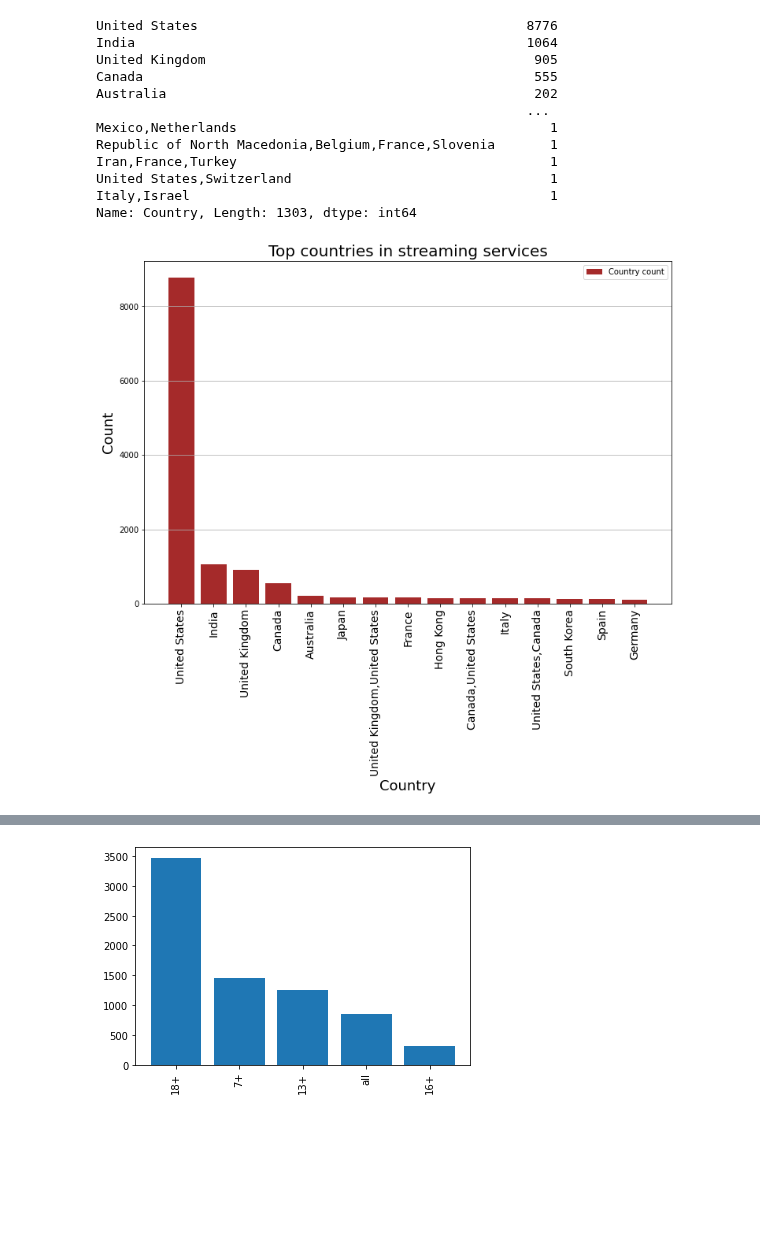
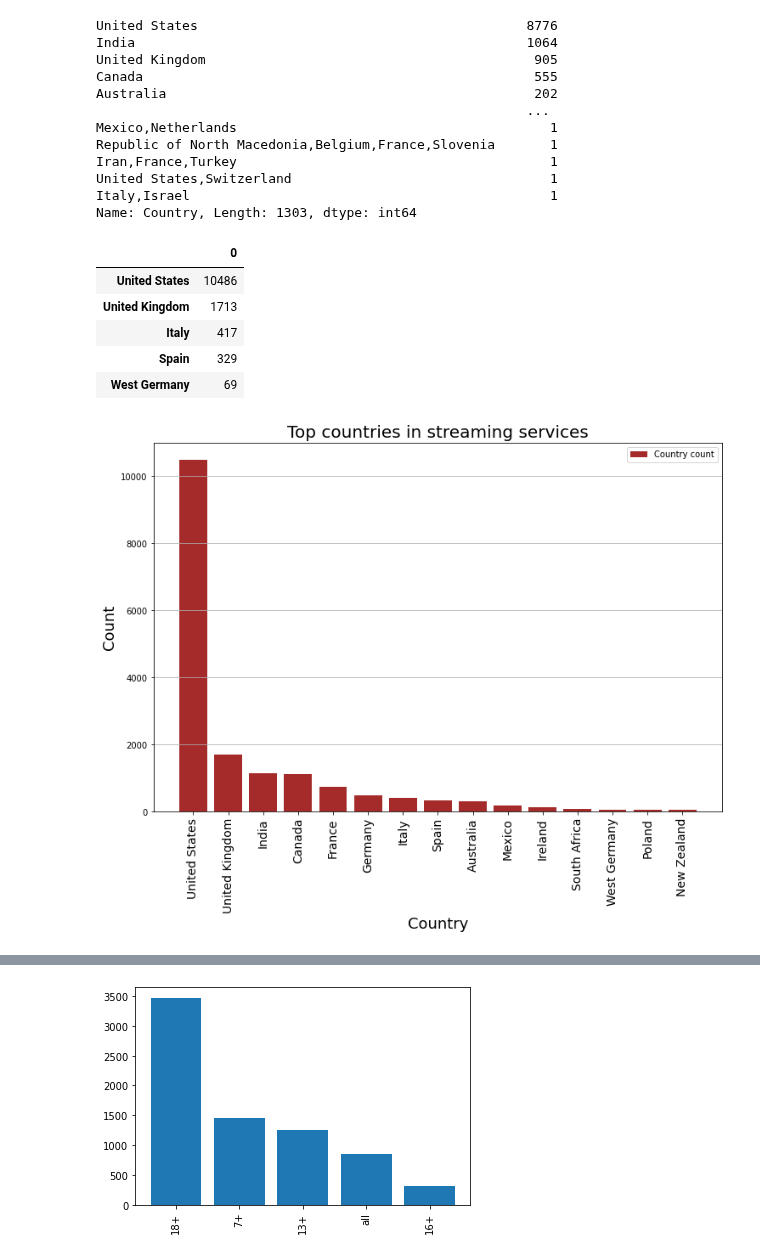
Before and after one commit to jacance/streaming-service-analysis, a Jupyter notebook: PrimeFlix_Tara.ipynb, the cells around one changed output, grey strips where cells are left out. Cells and saved outputs as stored; diff of their text form; code cells hidden in the pictures; blank space fills up the shorter version.

Commit message:
created new movies added in recent years plot

```diff
--- a/PrimeFlix_Tara.ipynb
+++ b/PrimeFlix_Tara.ipynb
@@ -336,32 +298,66 @@ Iran,France,Turkey                                        1
 United States,Switzerland                                 1
 Italy,Israel                                              1
 Name: Country, Length: 1303, dtype: int64
+# %%
+#Create new dataframe excluding null values from 'Country'
+country_df = combined_df[combined_df['Country'].notnull()]
+
+#Split genres name and count no. of movies in each genre
+country_count = {}
+for x in country_df["Country"].values:
+
+    country_list = x.split(",")
+    #print (country_list)
+    for y in country_list:
+        y = y.strip()
+        #print(y)
+        if y not in country_count:
+            country_count[y]=0
+        country_count[y] +=1
+        #print(country_count)
+
+#country_count
+
+country_name = country_count.keys()
+count_country = country_count.values()
+
+
+
+allcountries_df=pd.DataFrame(count_country, country_name)
+allcountries_df.head(5)
+# %% [output]
+|  | 0 |
+| United States | 10486 |
+| United Kingdom | 1713 |
+| Italy | 417 |
+| Spain | 329 |
+| West Germany | 69 |
+# %%
+#Select the top 15 countries by value counts
+country_top_df = allcountries_df[0:15]
+
+country_top_df=country_top_df.reset_index().rename(columns={'index':'Country', 0:'Counts'})
+
+country_top_df= country_top_df.sort_values('Counts',ascending = False)
 # %%
-#Select the top 15 countries by value counts
-country_top = country_df[0:15]
-country_top_df=country_top.to_frame().reset_index().rename(columns={'index':'Country', 'Country':'Counts'})
-#country_top_df=country_top_df.set_index('Country')
-#country_top_df.dtypes
-#country_top_df.isnull().count
-
 #Specify x & y values
 xvalues = country_top_df['Country'].values
 yvalues= country_top_df["Counts"].values
 
 #Plot the bar chart
 plt.figure(figsize=(12,8))
 plt.grid(axis='y')
 plt.bar(xvalues, yvalues, label='Country count', color='brown', alpha = 1, align="center")
 plt.xticks(country_top_df['Country'].values, rotation=90, fontsize=14)
 
 # Set a Title and labels
 plt.title("Top countries in streaming services", fontsize=20)
 plt.xlabel("Country", fontsize=18)
 plt.ylabel("Count", fontsize=18)
 plt.legend()
 
 # Save the figure & show fig
 plt.savefig("Images/countries.png")
 plt.show()
 # %% [output]
-[figure, old version]
+[figure, new version]
```
Also changed, not shown: parts of 12 cells of this notebook.
